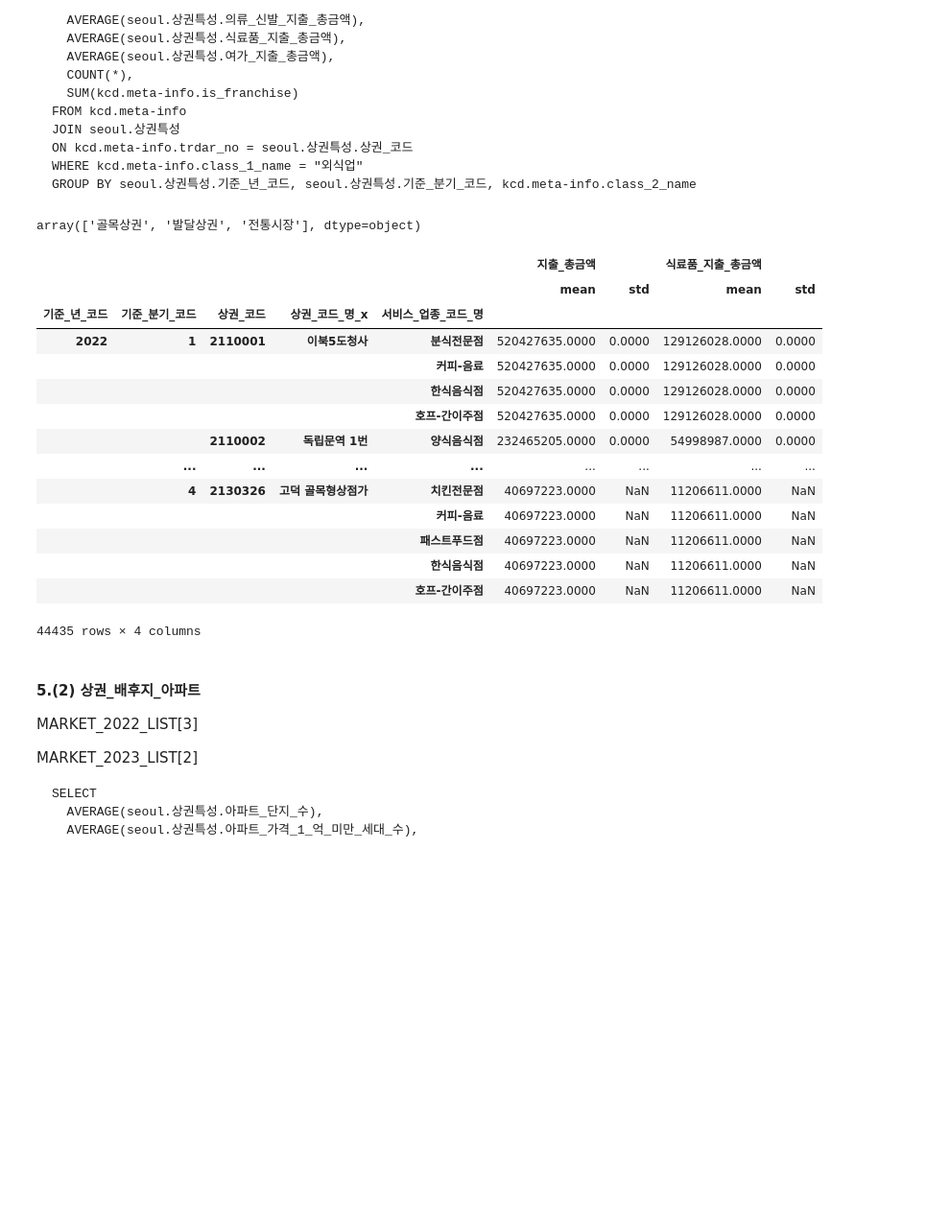
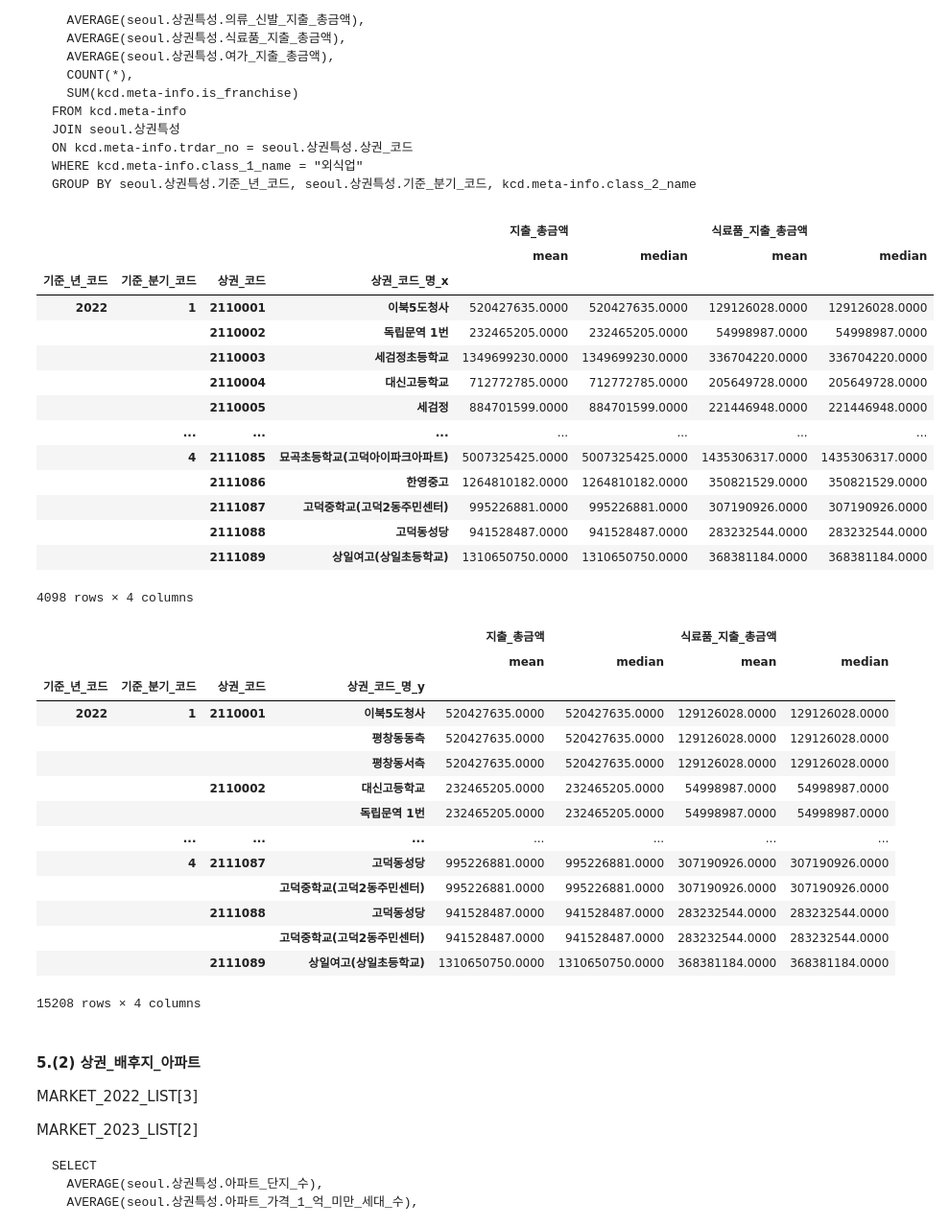
Before and after one commit to Gayeon6423/2023BigContest, a Jupyter notebook: [SALES_FIELD]_GRADE_TRANSFORMATION.ipynb, the cells around one changed output. Shown at 96% size. Saved outputs shown, nothing was run; the diff lists cells and outputs as text; code cells hidden in the pictures; blank space fills up the shorter version.

````diff
--- a/[SALES_FIELD]_GRADE_TRANSFORMATION.ipynb
+++ b/[SALES_FIELD]_GRADE_TRANSFORMATION.ipynb
@@ -118,5 +109,5 @@ MARKET_LOC_MAP
 ### 4. 서울열린데이터광장 상권특성 공공데이터
 # %%
 MERGE_2022_DATA = mountInstance.loadDataWithChunking(
-    file_path = "/content/drive/MyDrive/2023BigContest/data/DESILO_PLATFORM_DATA/", file_name_extension = "MARKET_MERGE_2022_RAW_DATA.csv",
+    file_path = "/content/drive/MyDrive/2023BigContest/data/DESILO_PLATFORM_DATA/", file_name_extension = "MARKET_MERGE_2022_DATA.csv",
     unicode = "utf-8", chunking_row_num = 10**5, columnTF = False)
@@ -139,2 +114,4 @@ MERGE_2022_DATA
+# %%
+MERGE_2022_NAZERO_DATA = MERGE_2022_DATA.fillna(0)
 # %%
 MERGE_2023_DATA = mountInstance.loadDataWithChunking(
@@ -249,13 +286,11 @@ memory usage: 1.5+ GB
   WHERE kcd.meta-info.class_1_name = "외식업"
   GROUP BY seoul.상권특성.기준_년_코드, seoul.상권특성.기준_분기_코드, kcd.meta-info.class_2_name
   ```
-# %%
-MERGE_2022_DATA["상권_구분_코드_명"].unique()
-# %% [output]
-array(['골목상권', '발달상권', '전통시장'], dtype=object)
 # %%
-MERGE_2022_DATA["서비스_업종_코드_명"].unique()
 # 외식업종만 찾아서 행 추출
 # '커피-음료', '호프-간이주점', '분식전문점','일식음식점', '한식음식점', '치킨전문점', '제과점', '양식음식점', '패스트푸드점'
+# MERGE_2022_NAZERO_DATA["상권_구분_코드_명"].unique()
+# MERGE_2022_NAZERO_DATA["서비스_업종_코드_명"].unique()
 
-외식업종_행번호 = MERGE_2022_DATA["서비스_업종_코드_명"].isin(['커피-음료', '호프-간이주점', '분식전문점','일식음식점', '한식음식점', '치킨전문점', '제과점', '양식음식점', '패스트푸드점'])
+외식업종_행번호 = MERGE_2022_NAZERO_DATA["서비스_업종_코드_명"].isin(
+    ['커피-음료', '호프-간이주점', '분식전문점','일식음식점', '한식음식점', '치킨전문점', '제과점', '양식음식점', '패스트푸드점'])
@@ -265,27 +297,46 @@ MERGE_2022_DATA = MERGE_2022_DATA[외식업종_행번호]
+# %%
+MERGE_2022_NAZERO_DATA = MERGE_2022_NAZERO_DATA[외식업종_행번호]
+# 171178행
 # %%
 # 지수형 표기법 e를 연속형 변환
 pd.options.display.float_format = '{:.4f}'.format
 # %%
-MERGE_2022_DATA.fillna(0).groupby(["기준_년_코드", "기준_분기_코드", "상권_코드", "상권_코드_명_x", "서비스_업종_코드_명"])[["지출_총금액", "식료품_지출_총금액"]].agg(["mean", "std"])
+display(MERGE_2022_NAZERO_DATA.groupby(["기준_년_코드", "기준_분기_코드", "상권_코드", "상권_코드_명_x"])[["지출_총금액", "식료품_지출_총금액"]].agg(["mean", "median"]))
+display(MERGE_2022_NAZERO_DATA.groupby(["기준_년_코드", "기준_분기_코드", "상권_코드", "상권_코드_명_y"])[["지출_총금액", "식료품_지출_총금액"]].agg(["mean", "median"]))
 # "서비스_업종_코드_명" 인덱스컬럼에 추가해야 함
 # MERGE_2022_DATA.groupby(["상권_코드", "상권_코드_명_x"])[["지출_총금액", "식료품_지출_총금액"]].agg(lambda x: x.std() / x.mean()).describe()
   # Error
 # %% [output]
-|  |  |  |  |  | 지출_총금액 |  | 식료품_지출_총금액 |  |
-|  |  |  |  |  | mean | std | mean | std |
-| 기준_년_코드 | 기준_분기_코드 | 상권_코드 | 상권_코드_명_x | 서비스_업종_코드_명 |  |  |  |  |
-| 2022 | 1 | 2110001 | 이북5도청사 | 분식전문점 | 520427635.0000 | 0.0000 | 129126028.0000 | 0.0000 |
-|  |  |  |  | 커피-음료 | 520427635.0000 | 0.0000 | 129126028.0000 | 0.0000 |
-|  |  |  |  | 한식음식점 | 520427635.0000 | 0.0000 | 129126028.0000 | 0.0000 |
-|  |  |  |  | 호프-간이주점 | 520427635.0000 | 0.0000 | 129126028.0000 | 0.0000 |
-|  |  | 2110002 | 독립문역 1번 | 양식음식점 | 232465205.0000 | 0.0000 | 54998987.0000 | 0.0000 |
-|  | ... | ... | ... | ... | ... | ... | ... | ... |
-|  | 4 | 2130326 | 고덕 골목형상점가 | 치킨전문점 | 40697223.0000 | NaN | 11206611.0000 | NaN |
-|  |  |  |  | 커피-음료 | 40697223.0000 | NaN | 11206611.0000 | NaN |
-|  |  |  |  | 패스트푸드점 | 40697223.0000 | NaN | 11206611.0000 | NaN |
-|  |  |  |  | 한식음식점 | 40697223.0000 | NaN | 11206611.0000 | NaN |
-|  |  |  |  | 호프-간이주점 | 40697223.0000 | NaN | 11206611.0000 | NaN |
+|  |  |  |  | 지출_총금액 |  | 식료품_지출_총금액 |  |
+|  |  |  |  | mean | median | mean | median |
+| 기준_년_코드 | 기준_분기_코드 | 상권_코드 | 상권_코드_명_x |  |  |  |  |
+| 2022 | 1 | 2110001 | 이북5도청사 | 520427635.0000 | 520427635.0000 | 129126028.0000 | 129126028.0000 |
+|  |  | 2110002 | 독립문역 1번 | 232465205.0000 | 232465205.0000 | 54998987.0000 | 54998987.0000 |
+|  |  | 2110003 | 세검정초등학교 | 1349699230.0000 | 1349699230.0000 | 336704220.0000 | 336704220.0000 |
+|  |  | 2110004 | 대신고등학교 | 712772785.0000 | 712772785.0000 | 205649728.0000 | 205649728.0000 |
+|  |  | 2110005 | 세검정 | 884701599.0000 | 884701599.0000 | 221446948.0000 | 221446948.0000 |
+|  | ... | ... | ... | ... | ... | ... | ... |
+|  | 4 | 2111085 | 묘곡초등학교(고덕아이파크아파트) | 5007325425.0000 | 5007325425.0000 | 1435306317.0000 | 1435306317.0000 |
+|  |  | 2111086 | 한영중고 | 1264810182.0000 | 1264810182.0000 | 350821529.0000 | 350821529.0000 |
+|  |  | 2111087 | 고덕중학교(고덕2동주민센터) | 995226881.0000 | 995226881.0000 | 307190926.0000 | 307190926.0000 |
+|  |  | 2111088 | 고덕동성당 | 941528487.0000 | 941528487.0000 | 283232544.0000 | 283232544.0000 |
+|  |  | 2111089 | 상일여고(상일초등학교) | 1310650750.0000 | 1310650750.0000 | 368381184.0000 | 368381184.0000 |
-44435 rows × 4 columns
+4098 rows × 4 columns
+|  |  |  |  | 지출_총금액 |  | 식료품_지출_총금액 |  |
+|  |  |  |  | mean | median | mean | median |
+| 기준_년_코드 | 기준_분기_코드 | 상권_코드 | 상권_코드_명_y |  |  |  |  |
+| 2022 | 1 | 2110001 | 이북5도청사 | 520427635.0000 | 520427635.0000 | 129126028.0000 | 129126028.0000 |
+|  |  |  | 평창동동측 | 520427635.0000 | 520427635.0000 | 129126028.0000 | 129126028.0000 |
+|  |  |  | 평창동서측 | 520427635.0000 | 520427635.0000 | 129126028.0000 | 129126028.0000 |
+|  |  | 2110002 | 대신고등학교 | 232465205.0000 | 232465205.0000 | 54998987.0000 | 54998987.0000 |
+|  |  |  | 독립문역 1번 | 232465205.0000 | 232465205.0000 | 54998987.0000 | 54998987.0000 |
+|  | ... | ... | ... | ... | ... | ... | ... |
+|  | 4 | 2111087 | 고덕동성당 | 995226881.0000 | 995226881.0000 | 307190926.0000 | 307190926.0000 |
+|  |  |  | 고덕중학교(고덕2동주민센터) | 995226881.0000 | 995226881.0000 | 307190926.0000 | 307190926.0000 |
+|  |  | 2111088 | 고덕동성당 | 941528487.0000 | 941528487.0000 | 283232544.0000 | 283232544.0000 |
+|  |  |  | 고덕중학교(고덕2동주민센터) | 941528487.0000 | 941528487.0000 | 283232544.0000 | 283232544.0000 |
+|  |  | 2111089 | 상일여고(상일초등학교) | 1310650750.0000 | 1310650750.0000 | 368381184.0000 | 368381184.0000 |
+15208 rows × 4 columns
 # %% [markdown]
 #### 5.(2) 상권_배후지_아파트
 
````
Also changed, not shown: parts of 14 cells of this notebook.
